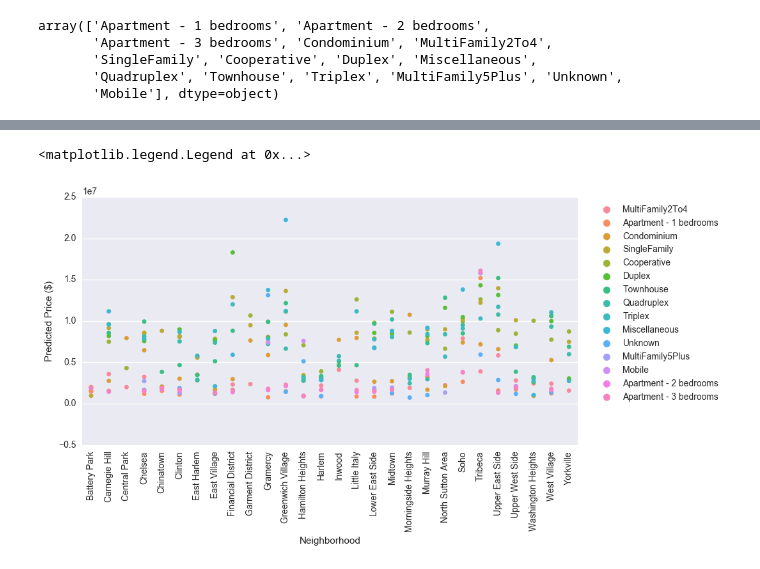
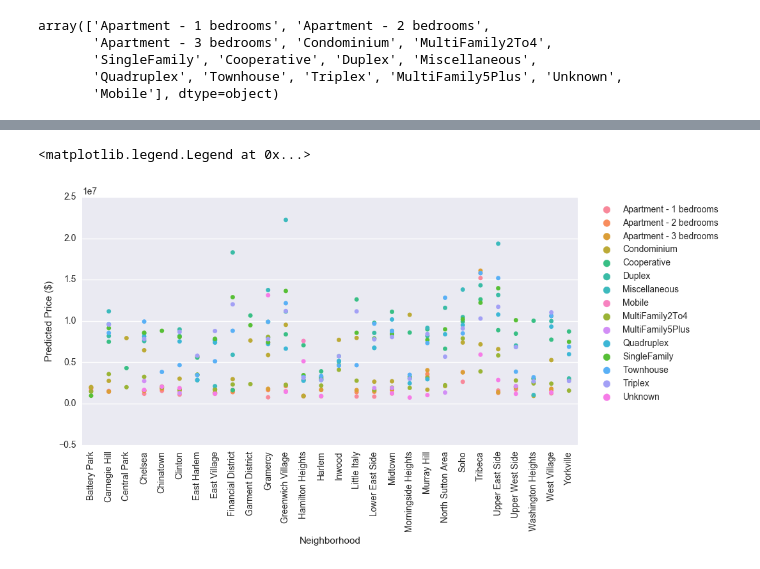
Before and after one commit to nychousingprices/nychousingprices.github.io, a Jupyter notebook: df_to_predict.ipynb, the cells around one changed output, grey strips where cells are left out. Drawn from its saved outputs; the diff is of its cells as text; code cells hidden in the pictures.

```diff
--- a/df_to_predict.ipynb
+++ b/df_to_predict.ipynb
@@ -347,0 +355,2 @@ results_df = pd.read_csv("data/results_df.csv")
+# %%
+results_df.sort(["neighborhood", "home_type"], ascending= True).reindex()
@@ -347,0 +376,2 @@ results_df = pd.read_csv("data/results_df.csv")
+# %%
+results_df.index = range(1,len(results_df) + 1)
@@ -348,11 +399,16 @@ results_df = pd.read_csv("data/results_df.csv")
+# %%
+results_df = results_df.sort(["neighborhood", "home_type"], ascending= True).reindex()
 # %%
 fig, ax = plt.subplots(figsize=(10,5))
 ax = sns.stripplot(results_df["neighborhood"], results_df["predicted_price"], results_df["home_type"])
 ax.set_xticklabels(results_df["neighborhood"].unique(), rotation=90)
 ax.set_xlabel("Neighborhood")
 ax.set_ylabel("Predicted Price ($)")
-ax.legend(bbox_to_anchor=(1.3, 1))
+
+handles, labels = ax.get_legend_handles_labels()
+labels, handles = zip(*sorted(zip(labels, handles), key=lambda t: t[0]))
+ax.legend(handles, labels, bbox_to_anchor=(1.3, 1))
 # %% [output]
 <matplotlib.legend.Legend at 0x...>
-[figure, old version]
+[figure, new version]
 # %%
```
Also changed, not shown: parts of 6 cells of this notebook, 3 other files.
